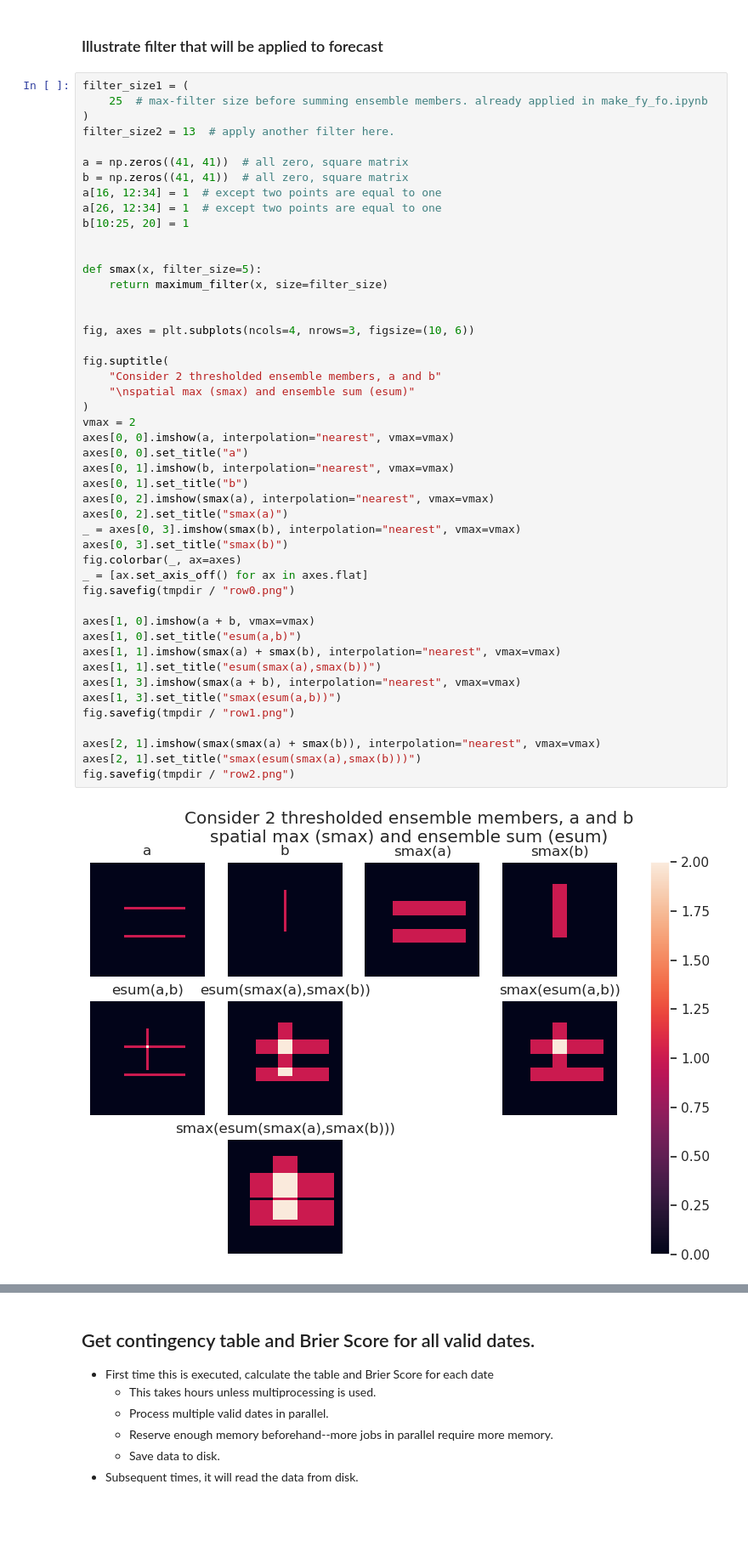
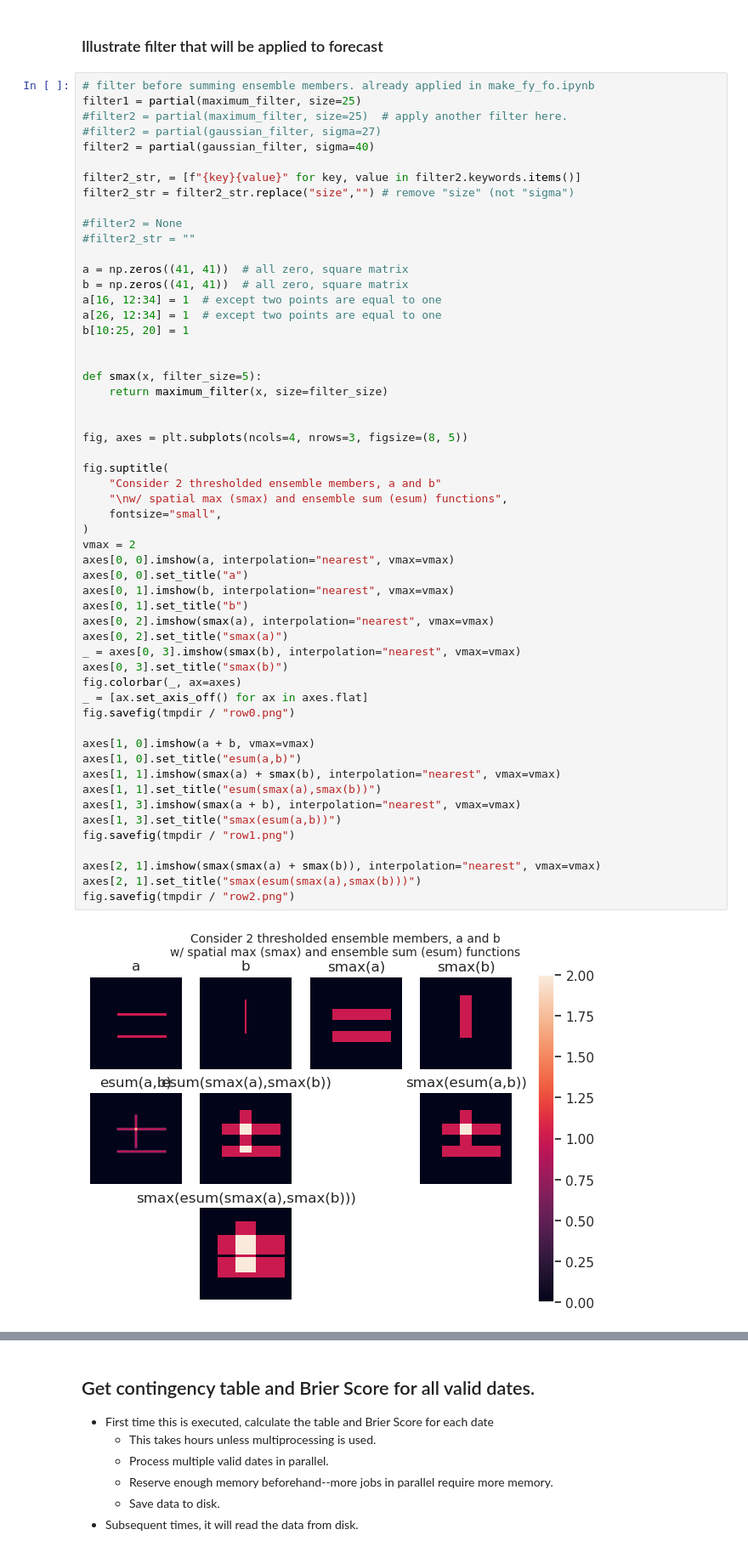
Before and after one commit to ahijevyc/ldmason_hwt, a Jupyter notebook: verify_all.ipynb, the cells around one changed output, grey strips where cells are left out. Shown at 85% size. Saved outputs shown, nothing was run; the diff lists cells and outputs as text; blank space fills up the shorter version.

```diff
--- a/verify_all.ipynb
+++ b/verify_all.ipynb
@@ -70,10 +71,17 @@ print(datadir)
 # %% [markdown]
 ### Illustrate filter that will be applied to forecast
 # %%
-filter_size1 = (
-    25  # max-filter size before summing ensemble members. already applied in make_fy_fo.ipynb
-)
-filter_size2 = 13  # apply another filter here.
+# filter before summing ensemble members. already applied in make_fy_fo.ipynb
+filter1 = partial(maximum_filter, size=25)
+#filter2 = partial(maximum_filter, size=25)  # apply another filter here.
+#filter2 = partial(gaussian_filter, sigma=27)
+filter2 = partial(gaussian_filter, sigma=40)
+
+filter2_str, = [f"{key}{value}" for key, value in filter2.keywords.items()]
+filter2_str = filter2_str.replace("size","") # remove "size" (not "sigma")
+
+#filter2 = None
+#filter2_str = ""
 
 a = np.zeros((41, 41))  # all zero, square matrix
 b = np.zeros((41, 41))  # all zero, square matrix
@@ -86,35 +94,36 @@ def smax(x, filter_size=5):
     return maximum_filter(x, size=filter_size)
 
 
-fig, axes = plt.subplots(ncols=4, nrows=3, figsize=(10, 6))
+fig, axes = plt.subplots(ncols=4, nrows=3, figsize=(8, 5))
 
 fig.suptitle(
     "Consider 2 thresholded ensemble members, a and b"
-    "\nspatial max (smax) and ensemble sum (esum)"
+    "\nw/ spatial max (smax) and ensemble sum (esum) functions",
+    fontsize="small",
 )
 vmax = 2
 axes[0, 0].imshow(a, interpolation="nearest", vmax=vmax)
 axes[0, 0].set_title("a")
 axes[0, 1].imshow(b, interpolation="nearest", vmax=vmax)
 axes[0, 1].set_title("b")
 axes[0, 2].imshow(smax(a), interpolation="nearest", vmax=vmax)
 axes[0, 2].set_title("smax(a)")
 _ = axes[0, 3].imshow(smax(b), interpolation="nearest", vmax=vmax)
 axes[0, 3].set_title("smax(b)")
 fig.colorbar(_, ax=axes)
 _ = [ax.set_axis_off() for ax in axes.flat]
 fig.savefig(tmpdir / "row0.png")
 
 axes[1, 0].imshow(a + b, vmax=vmax)
 axes[1, 0].set_title("esum(a,b)")
 axes[1, 1].imshow(smax(a) + smax(b), interpolation="nearest", vmax=vmax)
 axes[1, 1].set_title("esum(smax(a),smax(b))")
 axes[1, 3].imshow(smax(a + b), interpolation="nearest", vmax=vmax)
 axes[1, 3].set_title("smax(esum(a,b))")
 fig.savefig(tmpdir / "row1.png")
 
 axes[2, 1].imshow(smax(smax(a) + smax(b)), interpolation="nearest", vmax=vmax)
 axes[2, 1].set_title("smax(esum(smax(a),smax(b)))")
 fig.savefig(tmpdir / "row2.png")
 # %% [output]
-[figure, old version]
+[figure, new version]
```
Also changed, not shown: parts of 31 cells of this notebook, 4 other files.
